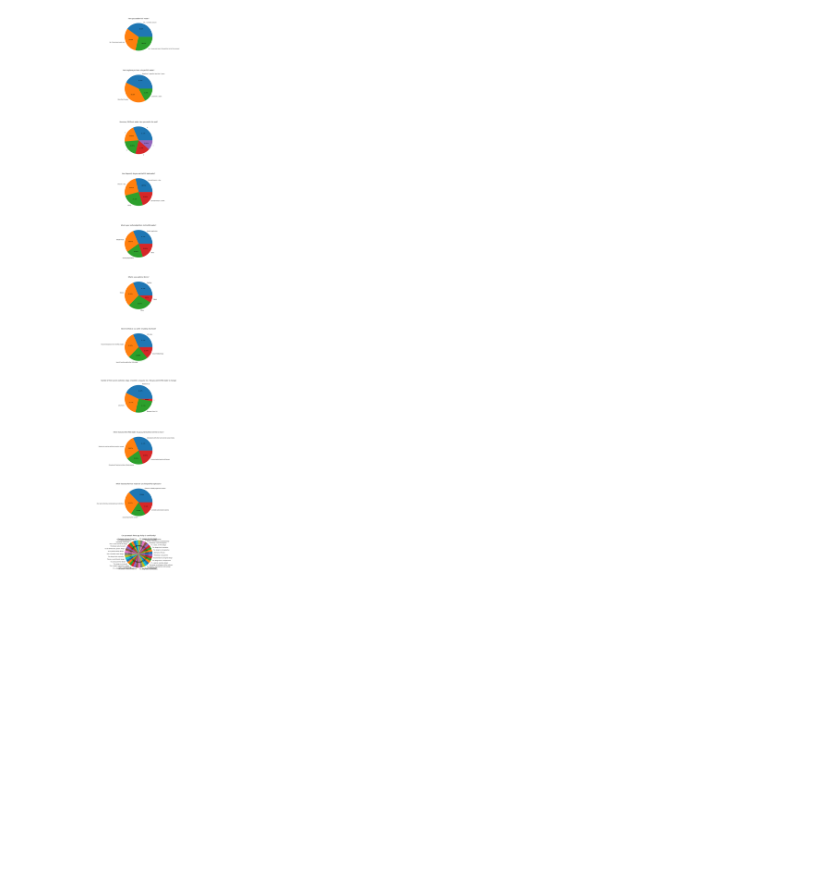
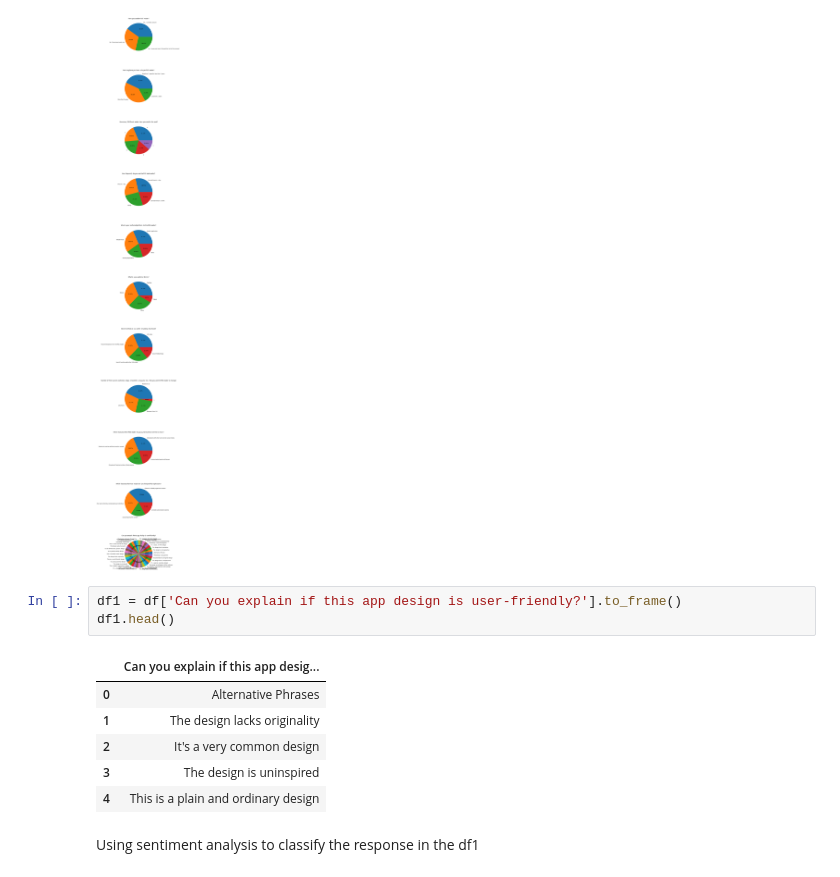
Before and after one commit to ReloadSSLondon/data-analysis-of-survey-responses, a Jupyter notebook: RSS Project survey data.ipynb, the cells around one changed output. Cells and saved outputs as stored; diff of their text form; blank space fills up the shorter version.

```diff
--- a/RSS Project survey data.ipynb
+++ b/RSS Project survey data.ipynb
@@ -124,3 +121,15 @@ for ax, column in zip(axs.flat, df.columns):
 plt.subplots_adjust(wspace=0.2, hspace=0.5)
 # %% [output]
 [figure]
+# %%
+df1 = df['Can you explain if this app design is user-friendly?'].to_frame()
+df1.head()
+# %% [output]
+|  | Can you explain if this app desig... |
+| 0 | Alternative Phrases |
+| 1 | The design lacks originality |
+| 2 | It's a very common design |
+| 3 | The design is uninspired |
+| 4 | This is a plain and ordinary design |
+# %% [markdown]
+Using sentiment analysis to classify the response in the df1
```
Also changed, not shown: parts of 8 cells of this notebook.
